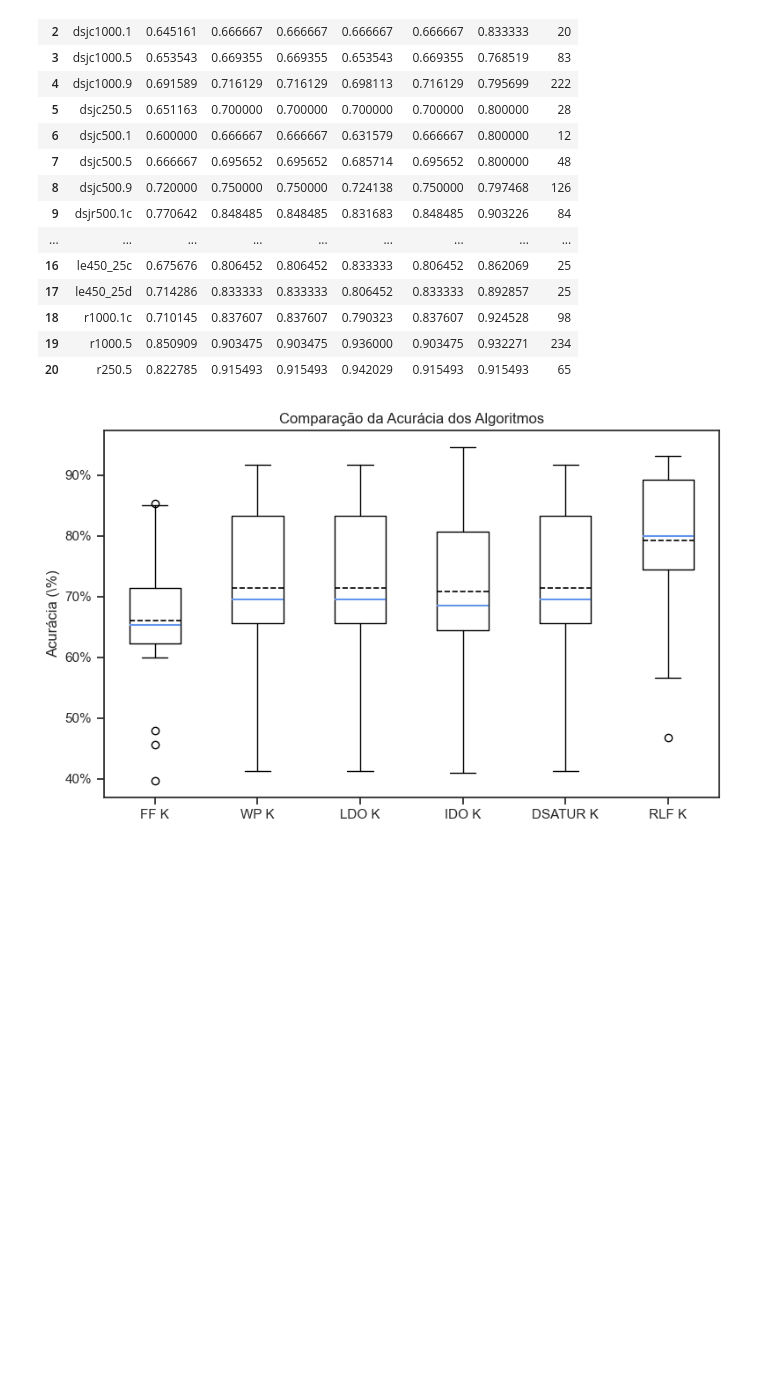
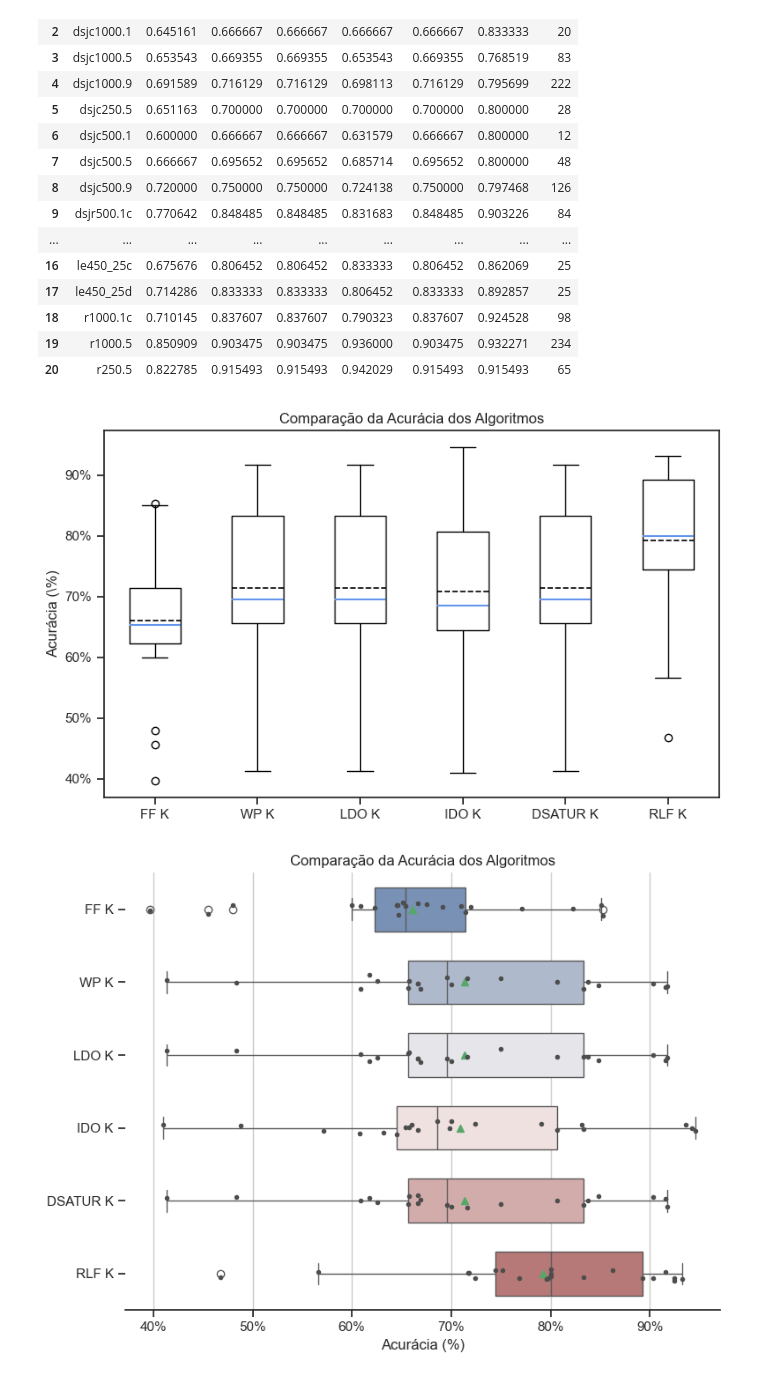
Before and after one commit to lucas-gcp/graph-coloring-heuristics, a Jupyter notebook: Analysis.ipynb, the cells around one changed output. Saved outputs shown, nothing was run; the diff lists cells and outputs as text; code cells hidden in the pictures; blank space fills up the shorter version.

Commit message:
feat: beautiful boxplot :)

```diff
--- a/Analysis.ipynb
+++ b/Analysis.ipynb
@@ -155,3 +155,63 @@ plt.tight_layout()
 plt.show()
 # %% [output]
 [figure]
+# %%
+import seaborn as sns
+import matplotlib.pyplot as plt
+import matplotlib.ticker as mtick
+
+sns.set_theme(style="ticks")
+
+f, ax = plt.subplots(figsize=(8, 6))
+
+df_melt = df_Graph_K.melt(
+    id_vars="Grafo",
+    value_vars=["FF K","WP K","LDO K","IDO K","DSATUR K","RLF K"],
+    var_name="Método",
+    value_name="Acurácia"
+)
+
+# horizontal
+sns.boxplot(
+    data=df_melt,
+    x="Acurácia",
+    y="Método",
+    # whis=[0, 100],     # show min/max
+    width=0.6,
+    palette="vlag",
+    hue="Método",
+    legend=False,
+    ax=ax,
+    showmeans=True
+)
+
+# overplot
+sns.stripplot(
+    data=df_melt,
+    x="Acurácia",
+    y="Método",
+    size=4,
+    color=".3",
+    jitter=True,
+    ax=ax
+)
+
+# x‐axis percentual
+ax.xaxis.set_major_formatter(
+    mtick.PercentFormatter(xmax=1.0, decimals=0)
+)
+
+# x-limits
+ax.set_xlim(min(df_melt['Acurácia']) - 0.025, max(df_melt['Acurácia']) + 0.025)
+
+ax.set_title("Comparação da Acurácia dos Algoritmos")
+ax.set_xlabel(r"Acurácia (%)")
+ax.set_ylabel("")
+ax.xaxis.grid(True)
+
+sns.despine(left=True, trim=False)
+
+plt.tight_layout()
+plt.show()
+# %% [output]
+[figure, added]
```
